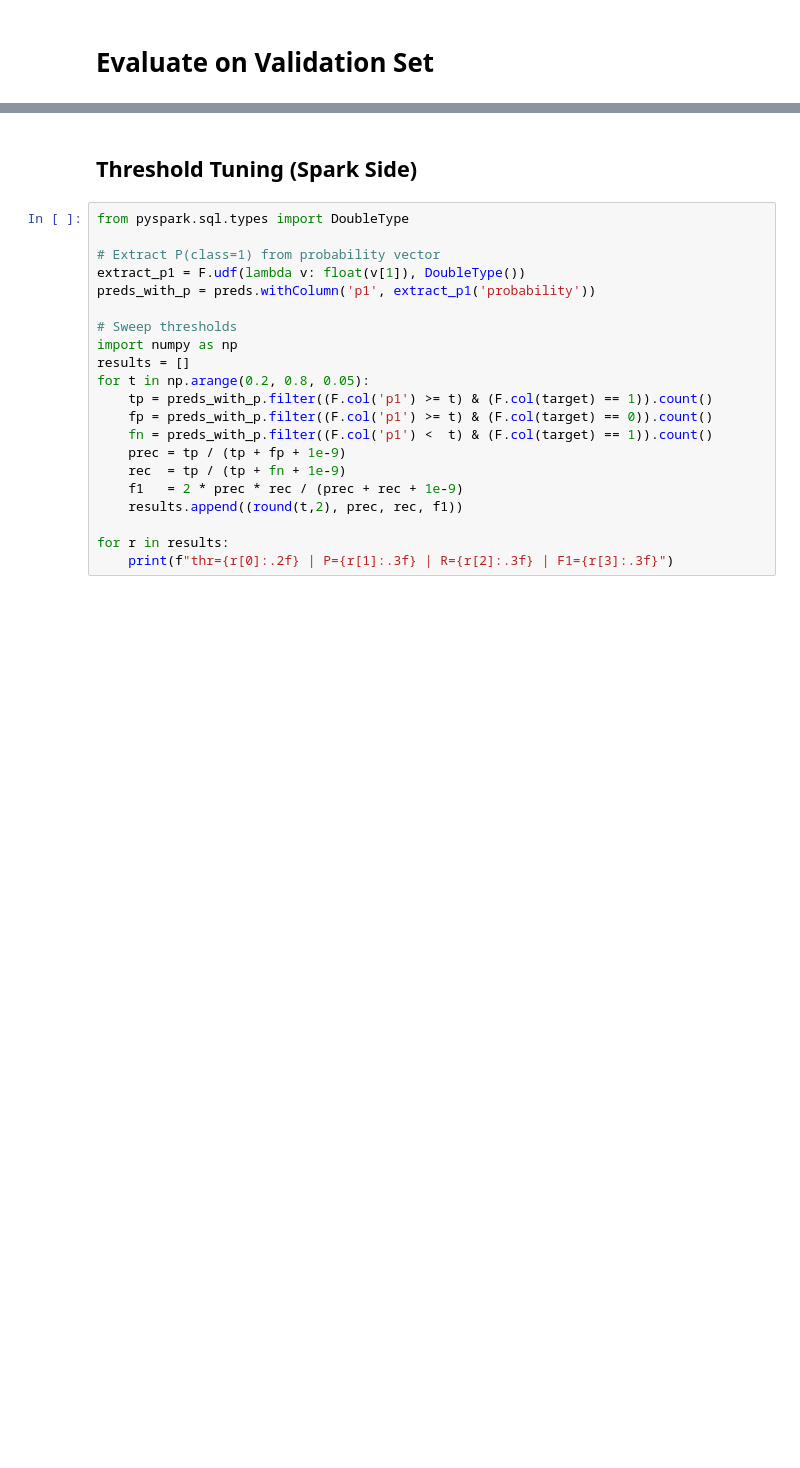
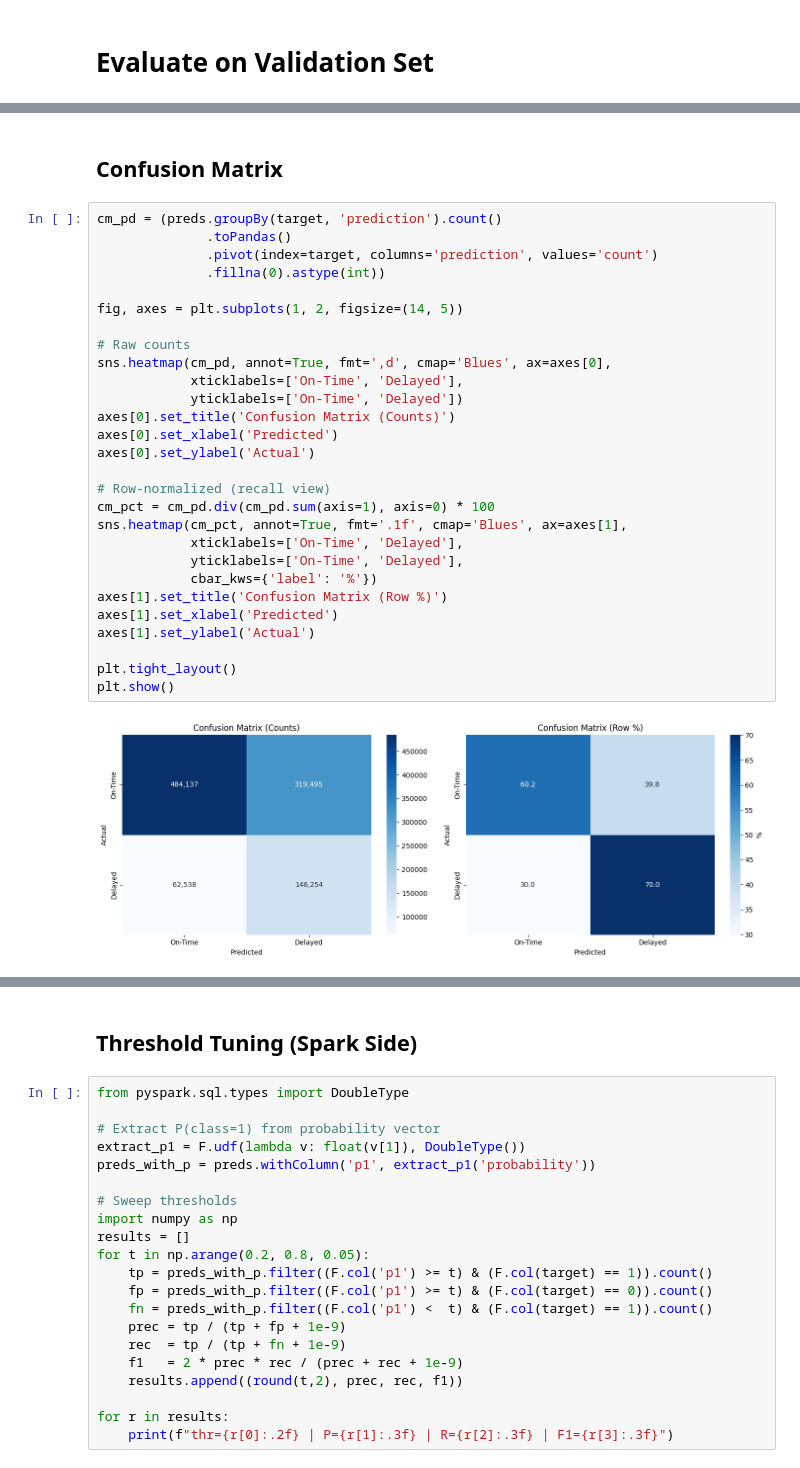
Before and after one commit to javageek2018/AirlineArrivalDelay, a Jupyter notebook: Flights_GradientBoosting_Angela.ipynb, the cells around one changed output, grey strips where cells are left out. Saved outputs shown, nothing was run; the diff lists cells and outputs as text; blank space fills up the shorter version.

```diff
--- a/Flights_GradientBoosting_Angela.ipynb
+++ b/Flights_GradientBoosting_Angela.ipynb
@@ -368,0 +410,32 @@ preds.groupBy(target, 'prediction').count().orderBy(target, 'prediction').show()
+# %% [markdown]
+## Confusion Matrix
+# %%
+cm_pd = (preds.groupBy(target, 'prediction').count()
+              .toPandas()
+              .pivot(index=target, columns='prediction', values='count')
+              .fillna(0).astype(int))
+
+fig, axes = plt.subplots(1, 2, figsize=(14, 5))
+
+# Raw counts
+sns.heatmap(cm_pd, annot=True, fmt=',d', cmap='Blues', ax=axes[0],
+            xticklabels=['On-Time', 'Delayed'],
+            yticklabels=['On-Time', 'Delayed'])
+axes[0].set_title('Confusion Matrix (Counts)')
+axes[0].set_xlabel('Predicted')
+axes[0].set_ylabel('Actual')
+
+# Row-normalized (recall view)
+cm_pct = cm_pd.div(cm_pd.sum(axis=1), axis=0) * 100
+sns.heatmap(cm_pct, annot=True, fmt='.1f', cmap='Blues', ax=axes[1],
+            xticklabels=['On-Time', 'Delayed'],
+            yticklabels=['On-Time', 'Delayed'],
+            cbar_kws={'label': '%'})
+axes[1].set_title('Confusion Matrix (Row %)')
+axes[1].set_xlabel('Predicted')
+axes[1].set_ylabel('Actual')
+
+plt.tight_layout()
+plt.show()
+# %% [output]
+[figure, added]
```
Also changed, not shown: parts of 9 cells of this notebook.
